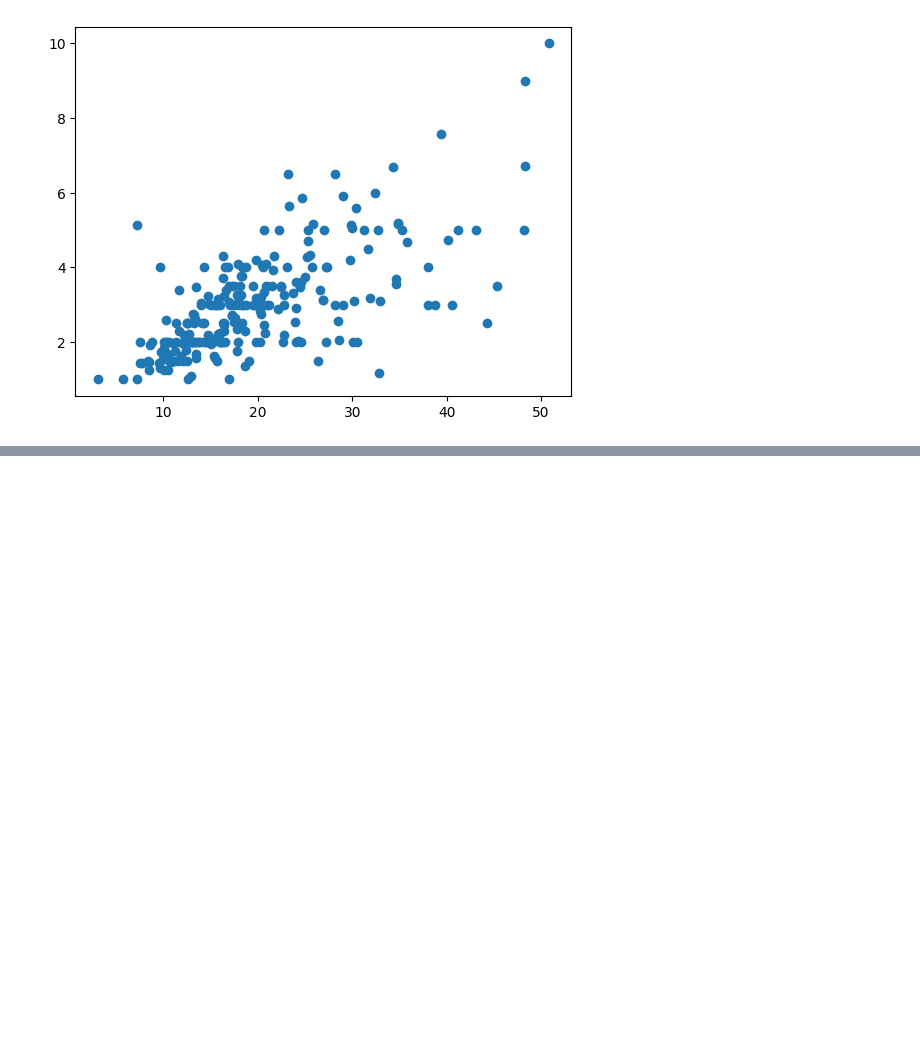
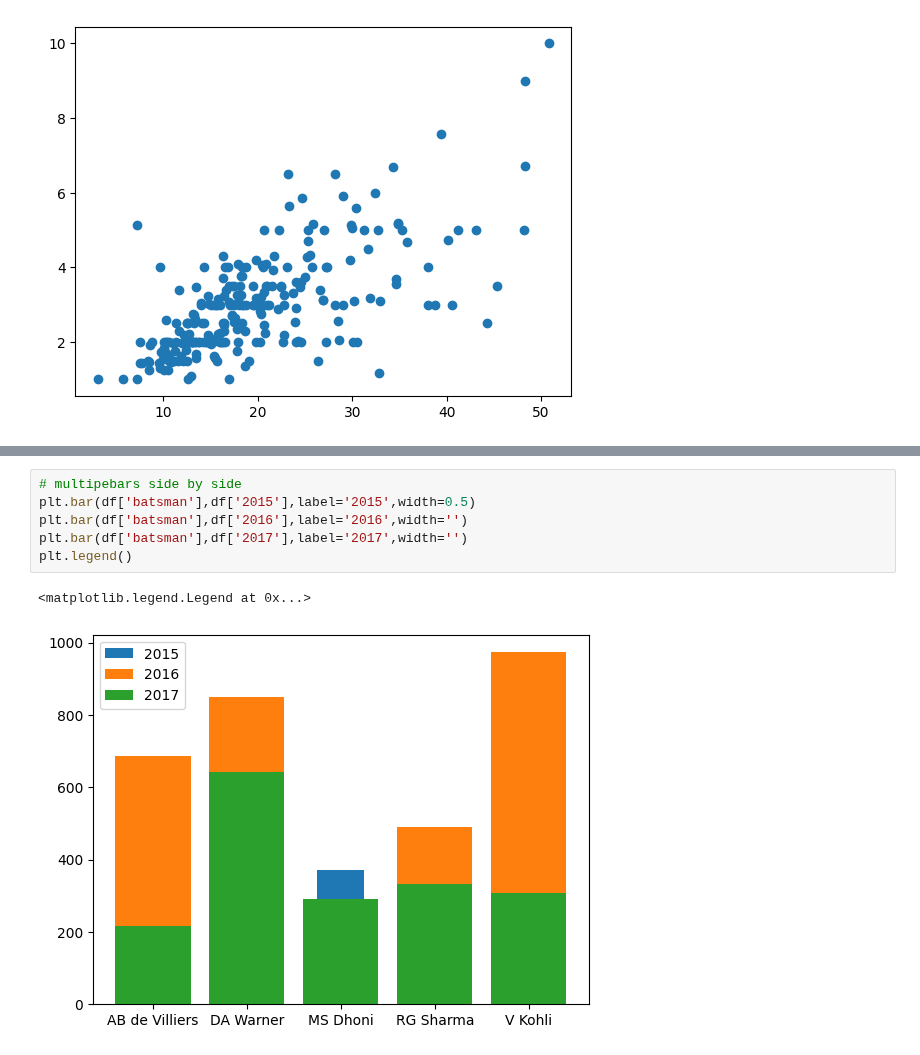
Before and after one commit to Ghan539/Python4DataScientist, a Jupyter notebook: matplotlib/session23_matplotlib_01.ipynb, the cells around one changed output, grey strips where cells are left out. Drawn from its saved outputs; the diff is of its cells as text; blank space fills up the shorter version.

```diff
--- a/matplotlib/session23_matplotlib_01.ipynb
+++ b/matplotlib/session23_matplotlib_01.ipynb
@@ -252,0 +289,9 @@ plt.plot(tt['total_bill'],tt['tip'],'o')
+# %%
+# multipebars side by side
+plt.bar(df['batsman'],df['2015'],label='2015',width=0.5)
+plt.bar(df['batsman'],df['2016'],label='2016',width='')
+plt.bar(df['batsman'],df['2017'],label='2017',width='')
+plt.legend()
+# %% [output]
+<matplotlib.legend.Legend at 0x...>
+[figure, added]
```
Also changed, not shown: parts of 26 cells of this notebook.
